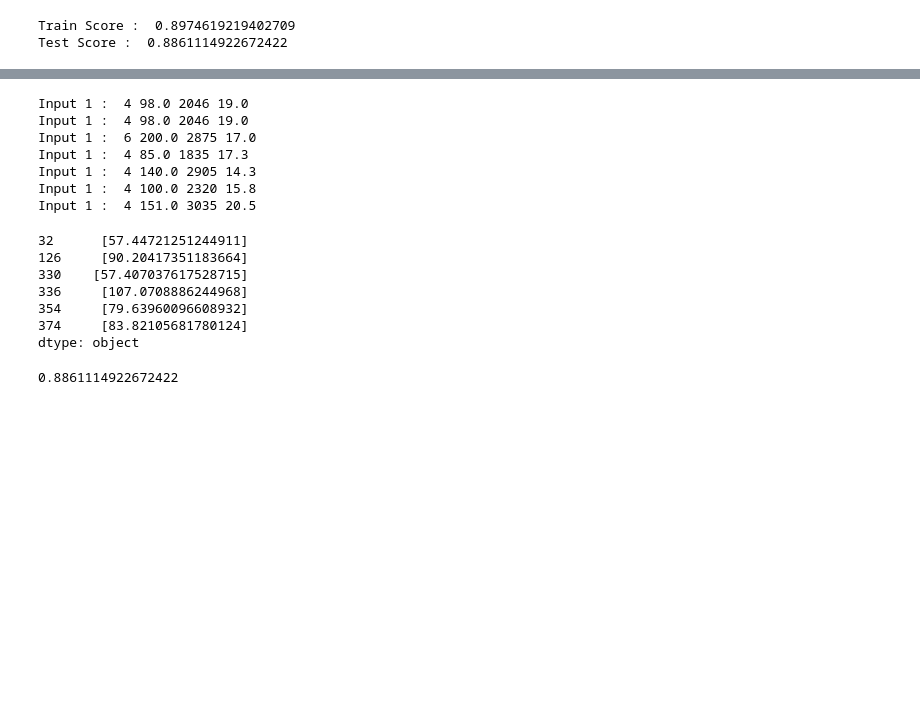
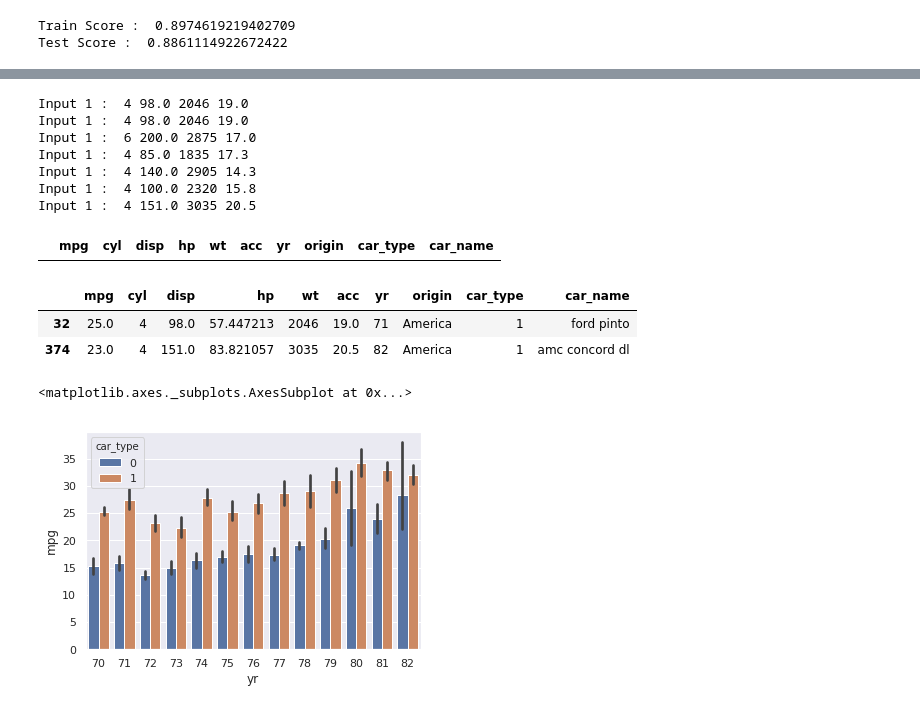
Before and after one commit to suren2k17/machine-learning-pocs, a Jupyter notebook: CaseStudies/CarMPG/LinearRegression_MPGPrediction.ipynb, the cells around one changed output, grey strips where cells are left out. Cells and saved outputs as stored; diff of their text form; code cells hidden in the pictures; blank space fills up the shorter version.

Commit message:
Update LinearRegression_MPGPrediction.ipynb
Finished model implementation

```diff
--- a/CaseStudies/CarMPG/LinearRegression_MPGPrediction.ipynb
+++ b/CaseStudies/CarMPG/LinearRegression_MPGPrediction.ipynb
@@ -355,4 +332,6 @@ null_hpdf
 # %%
+#USING MODEL TO PREDICT THE MISSING VALUES
+
 def impute_hp(cyl, disp, wt, acc) :
     # Do the poly transform first, append to hp inputs and pass to hp predictor
     print("Input 1 : ", cyl, disp, wt, acc)
@@ -362,6 +341,6 @@ def impute_hp(cyl, disp, wt, acc) :
     input_list = np.asarray(input_list)
     hp_missing = hp_predictor.predict([input_list])
 
-    return hp_missing
+    return hp_missing[0]
 # %%
 #test case for missin hp inputs
@@ -378,6 +373,10 @@ test case 1 :
 # %%
-train_df[train_df.hp.isnull()].apply(lambda x: impute_hp(x['cyl'], x['disp'], x['wt'], x['acc']), axis = 1)
- #train_df.hp.fillna(value=impute_hp(train_df.cyl, train_df.disp, train_df.wt, train_df.acc))
+#Replace in training data frame for null values in hp
+
+train_df[train_df.hp.isnull()] = train_df[train_df.hp.isnull()].apply(lambda x: x.fillna
+                                                                      (impute_hp(x['cyl'], x['disp'],
+                                                                                 x['wt'], x['acc']))
+                                                                      , axis = 1)
 # %% [output]
 Input 1 :  4 98.0 2046 19.0
 Input 1 :  4 98.0 2046 19.0
@@ -386,14 +385,3 @@ Input 1 :  4 85.0 1835 17.3
 Input 1 :  4 140.0 2905 14.3
 Input 1 :  4 100.0 2320 15.8
 Input 1 :  4 151.0 3035 20.5
-32      [57.44721251244911]
-126     [90.20417351183664]
-330    [57.407037617528715]
-336     [107.0708886244968]
-354     [79.63960096608932]
-374     [83.82105681780124]
-dtype: object
-# %%
-hp_predictor.score(X_test, y_test)
-# %% [output]
-0.8861114922672422
@@ -401,0 +388,20 @@ train_df.query('hp == 999')
+# %%
+#After imputation of missing values - VERIFICATION STEP
+train_df.loc[train_df['hp'].isnull()]
+# %% [output]
+|  | mpg | cyl | disp | hp | wt | acc | yr | origin | car_type | car_name |
+# %%
+#you could see below that missing values are replaced
+
+train_df.loc[[32,374]]
+# %% [output]
+|  | mpg | cyl | disp | hp | wt | acc | yr | origin | car_type | car_name |
+| 32 | 25.0 | 4 | 98.0 | 57.447213 | 2046 | 19.0 | 71 | America | 1 | ford pinto |
+| 374 | 23.0 | 4 | 151.0 | 83.821057 | 3035 | 20.5 | 82 | America | 1 | amc concord dl |
+# %%
+#EDA for analyzing mpg by year of manufacturing and car type
+
+sns.barplot(x='yr', y='mpg', hue="car_type", data=train_df)
+# %% [output]
+<matplotlib.axes._subplots.AxesSubplot at 0x...>
+[figure, added]
```
Also changed, not shown: parts of 21 cells of this notebook.
